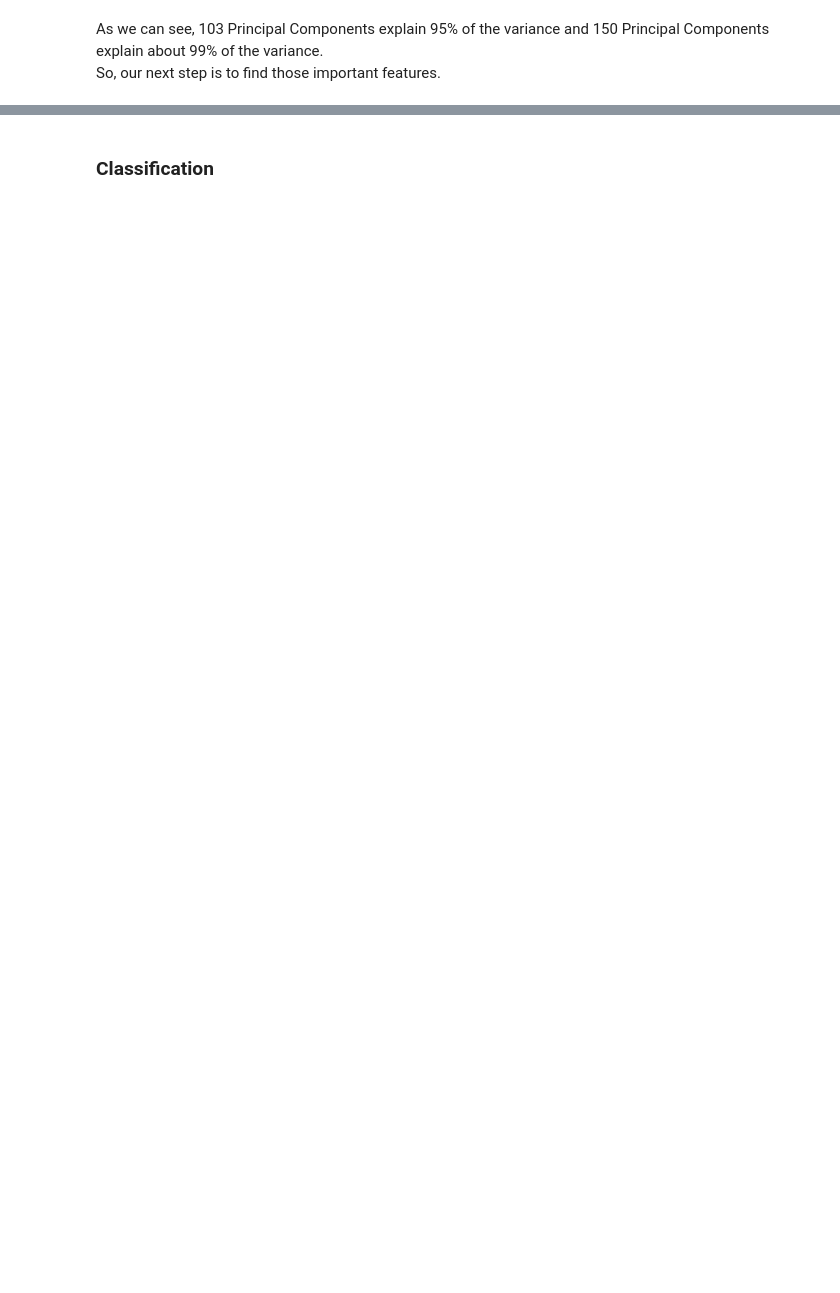
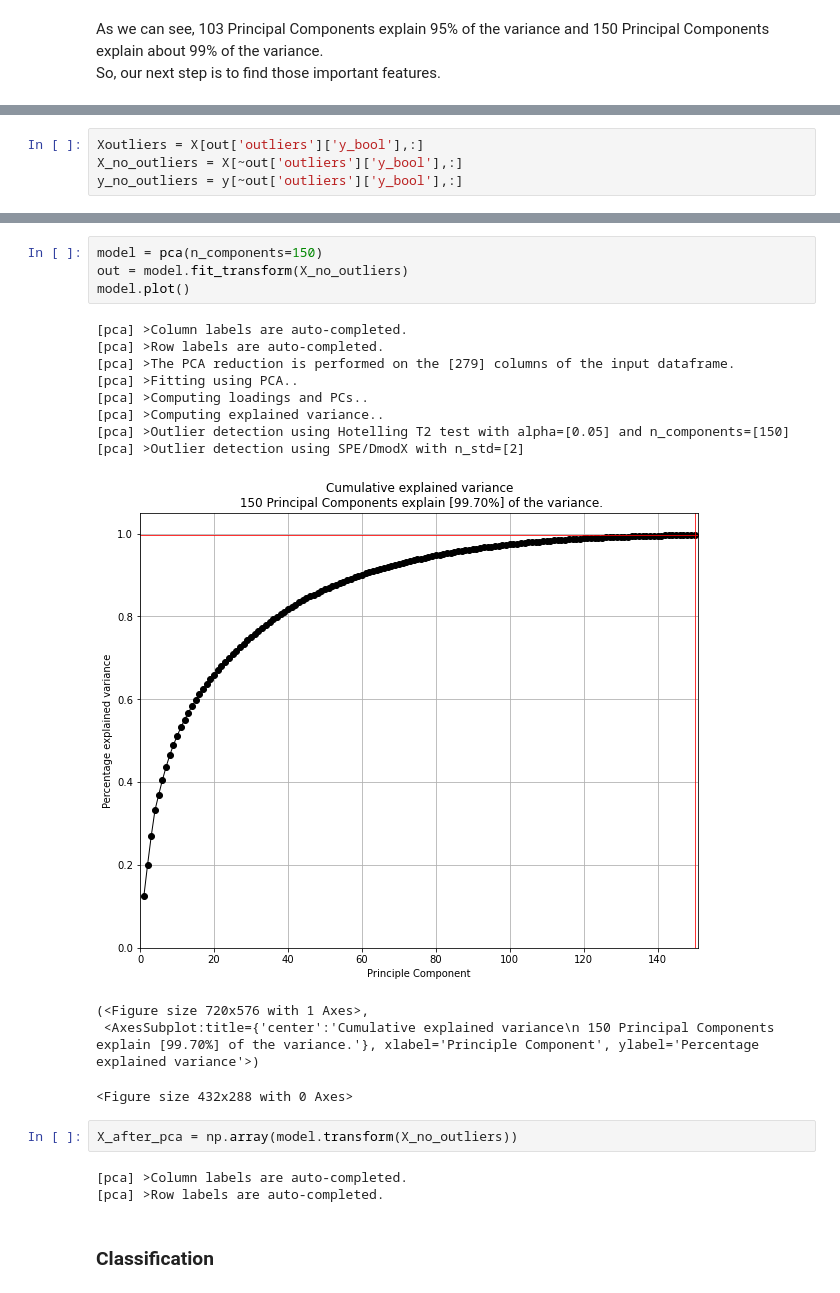
Before and after one commit to anaterovic/UZOP, a Jupyter notebook: code.ipynb, the cells around one changed output, grey strips where cells are left out. Drawn from its saved outputs; the diff is of its cells as text; blank space fills up the shorter version.

```diff
--- a/code.ipynb
+++ b/code.ipynb
@@ -208,0 +196,4 @@ Deprecated in NumPy 1.20; for more details and guidance: https://numpy.org/devdo
+# %%
+Xoutliers = X[out['outliers']['y_bool'],:]
+X_no_outliers = X[~out['outliers']['y_bool'],:]
+y_no_outliers = y[~out['outliers']['y_bool'],:]
@@ -209,3 +216,25 @@ Deprecated in NumPy 1.20; for more details and guidance: https://numpy.org/devdo
+# %%
+model = pca(n_components=150)
+out = model.fit_transform(X_no_outliers)
+model.plot()
+# %% [output]
+[pca] >Column labels are auto-completed.
+[pca] >Row labels are auto-completed.
+[pca] >The PCA reduction is performed on the [279] columns of the input dataframe.
+[pca] >Fitting using PCA..
+[pca] >Computing loadings and PCs..
+[pca] >Computing explained variance..
+[pca] >Outlier detection using Hotelling T2 test with alpha=[0.05] and n_components=[150]
+[pca] >Outlier detection using SPE/DmodX with n_std=[2]
+[figure, added]
+(<Figure size 720x576 with 1 Axes>,
+ <AxesSubplot:title={'center':'Cumulative explained variance\n 150 Principal Components explain [99.70%] of the variance.'}, xlabel='Principle Component', ylabel='Percentage explained variance'>)
+<Figure size 432x288 with 0 Axes>
+# %%
+X_after_pca = np.array(model.transform(X_no_outliers))
+# %% [output]
+[pca] >Column labels are auto-completed.
+[pca] >Row labels are auto-completed.
 # %% [markdown]
 ### Classification
 # %%
```
Also changed, not shown: parts of 18 cells of this notebook.
